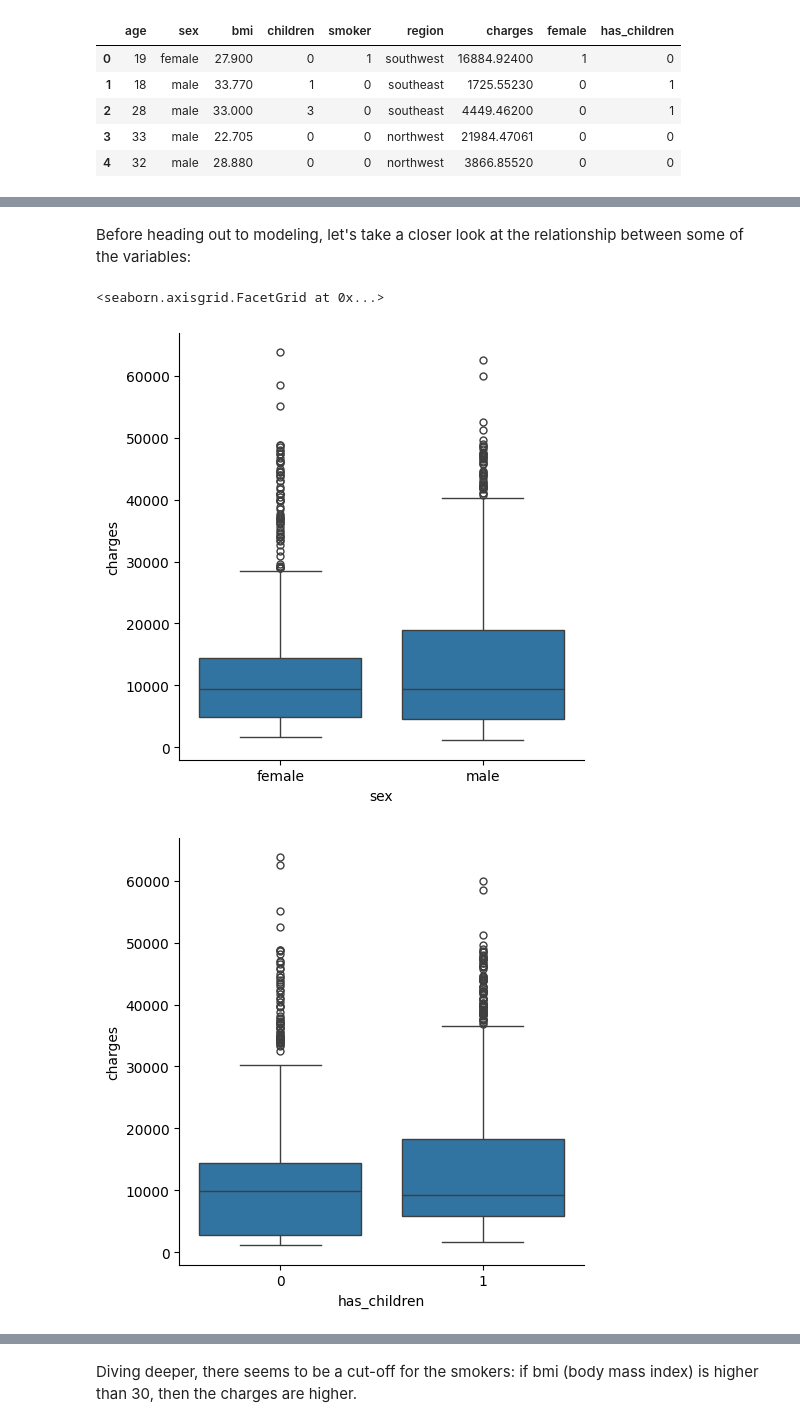
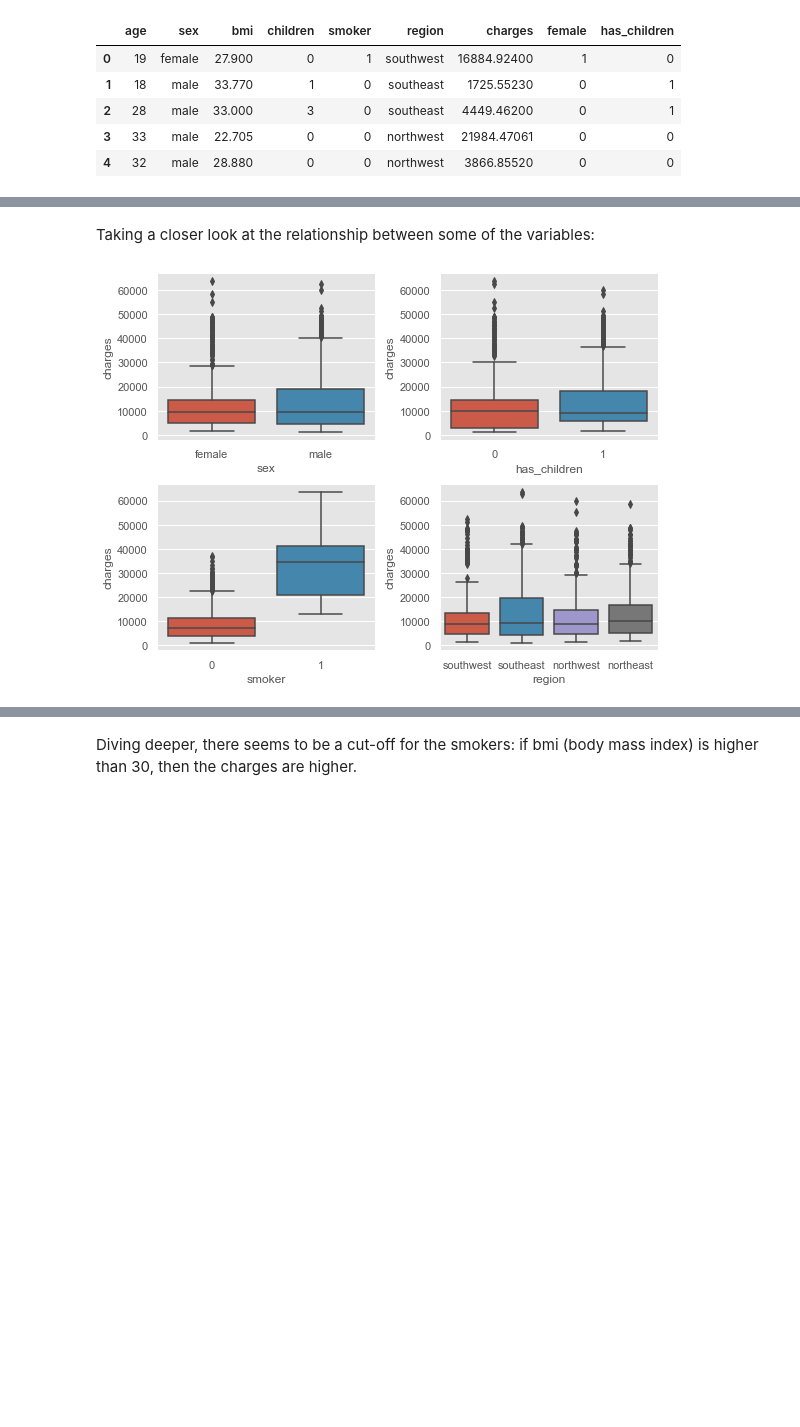
Before and after one commit to gustavofladeira/medical-costs, a Jupyter notebook: main_script.ipynb, the cells around one changed output, grey strips where cells are left out. Cells and saved outputs as stored; diff of their text form; code cells hidden in the pictures; blank space fills up the shorter version.

```diff
--- a/main_script.ipynb
+++ b/main_script.ipynb
@@ -7,9 +7,11 @@ The goal of this project is basically to explore this insurance costs data, look
 # %%
 import pandas as pd
 import seaborn as sns
+import matplotlib
 import matplotlib.pyplot as plt
 import numpy as np
 import statsmodels.formula.api as smf
+matplotlib.style.use('ggplot')
 # %% [markdown]
 ### Exploratory data analysis
 # %%
@@ -121,12 +117,13 @@ Text(0.5, 1.0, 'Distribution of insurance charges (log)')
 # %% [markdown]
-Before heading out to modeling, let's take a closer look at the relationship between some of the variables:
+Taking a closer look at the relationship between some of the variables:
 # %%
-sns.catplot(data=insurance, x='sex', y='charges', kind='box')
-sns.catplot(data=insurance, x='has_children', y='charges', kind='box')
-sns.catplot(data=insurance, x='smoker', y='charges', kind='box')
-sns.catplot(data=insurance, x='region', y='charges', kind='box')
-sns.catplot(data=insurance, x='region', y='charges', kind='box')
+fig, axes = plt.subplots(2, 2, figsize=(8,6))
+
+sns.boxplot(data=insurance, x='sex', y='charges', ax=axes[0,0])
+sns.boxplot(data=insurance, x='has_children', y='charges', ax=axes[0,1])
+sns.boxplot(data=insurance, x='smoker', y='charges', ax=axes[1,0])
+sns.boxplot(data=insurance, x='region', y='charges', ax=axes[1,1])
+
+plt.tight_layout()
 # %% [output]
-<seaborn.axisgrid.FacetGrid at 0x...>
-[figure, old version]
+[figure, new version]
-[figure, removed]
```
Also changed, not shown: parts of 17 cells of this notebook.
